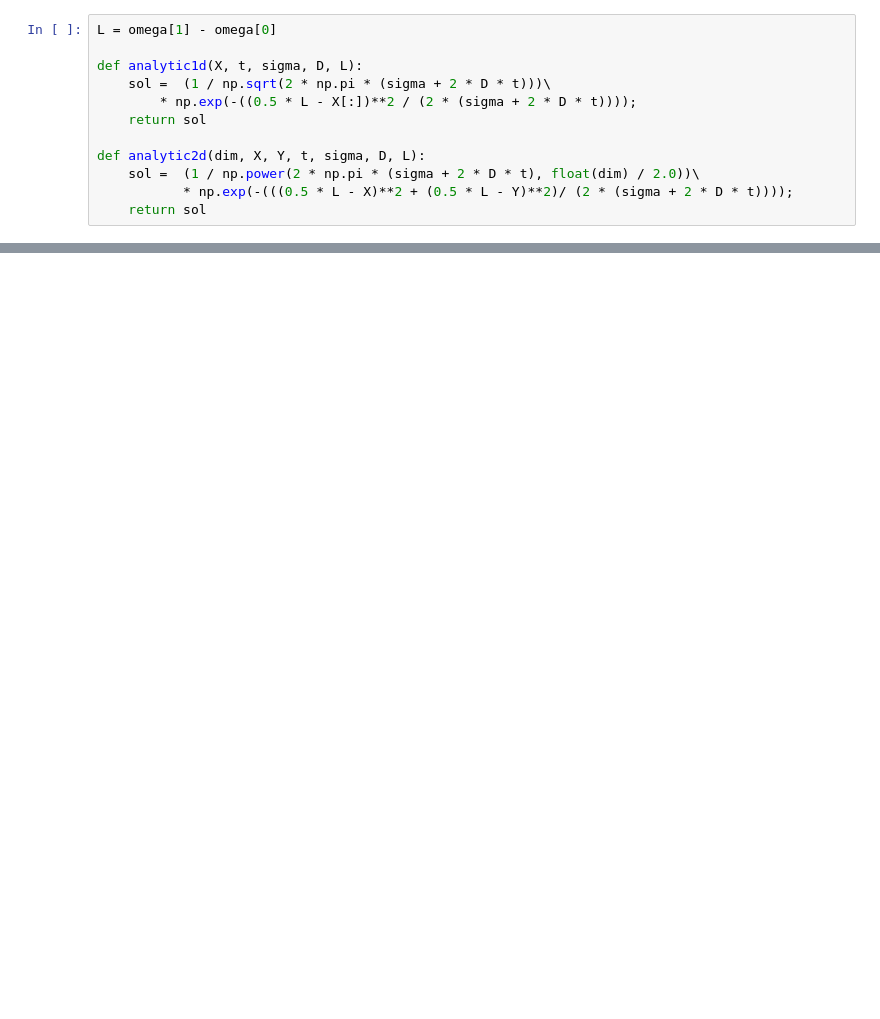
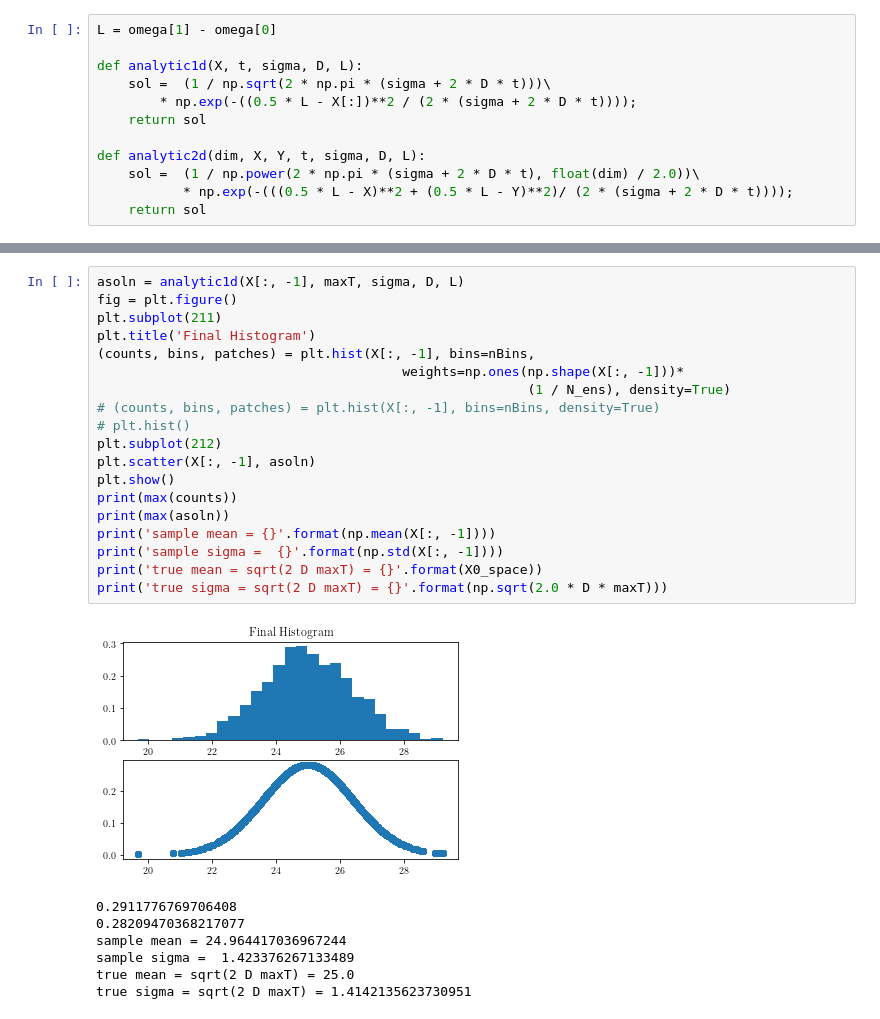
Before and after one commit to mschmidt271/cpp_particleCode, a Jupyter notebook: src/unit_test/physics/diffusion/utils/1d_rw_verify.ipynb, the cells around one changed output, grey strips where cells are left out. Drawn from its saved outputs; the diff is of its cells as text; blank space fills up the shorter version.

Commit message:
finally found missing Jnb

```diff
--- a/src/unit_test/physics/diffusion/utils/1d_rw_verify.ipynb
+++ b/src/unit_test/physics/diffusion/utils/1d_rw_verify.ipynb
@@ -148,0 +102,27 @@ def analytic2d(dim, X, Y, t, sigma, D, L):
+# %%
+asoln = analytic1d(X[:, -1], maxT, sigma, D, L)
+fig = plt.figure()
+plt.subplot(211)
+plt.title('Final Histogram')
+(counts, bins, patches) = plt.hist(X[:, -1], bins=nBins,
+                                       weights=np.ones(np.shape(X[:, -1]))*
+                                                       (1 / N_ens), density=True)
+# (counts, bins, patches) = plt.hist(X[:, -1], bins=nBins, density=True)
+# plt.hist()
+plt.subplot(212)
+plt.scatter(X[:, -1], asoln)
+plt.show()
+print(max(counts))
+print(max(asoln))
+print('sample mean = {}'.format(np.mean(X[:, -1])))
+print('sample sigma =  {}'.format(np.std(X[:, -1])))
+print('true mean = sqrt(2 D maxT) = {}'.format(X0_space))
+print('true sigma = sqrt(2 D maxT) = {}'.format(np.sqrt(2.0 * D * maxT)))
+# %% [output]
+[figure, added]
+0.2911776769706408
+0.28209470368217077
+sample mean = 24.964417036967244
+sample sigma =  1.423376267133489
+true mean = sqrt(2 D maxT) = 25.0
+true sigma = sqrt(2 D maxT) = 1.4142135623730951
```
Also changed, not shown: parts of 17 cells of this notebook.
